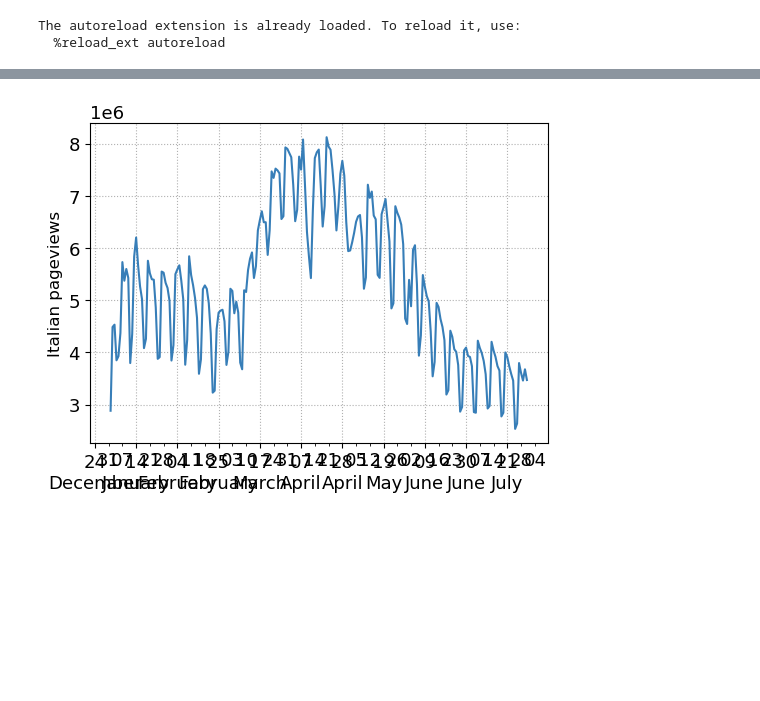
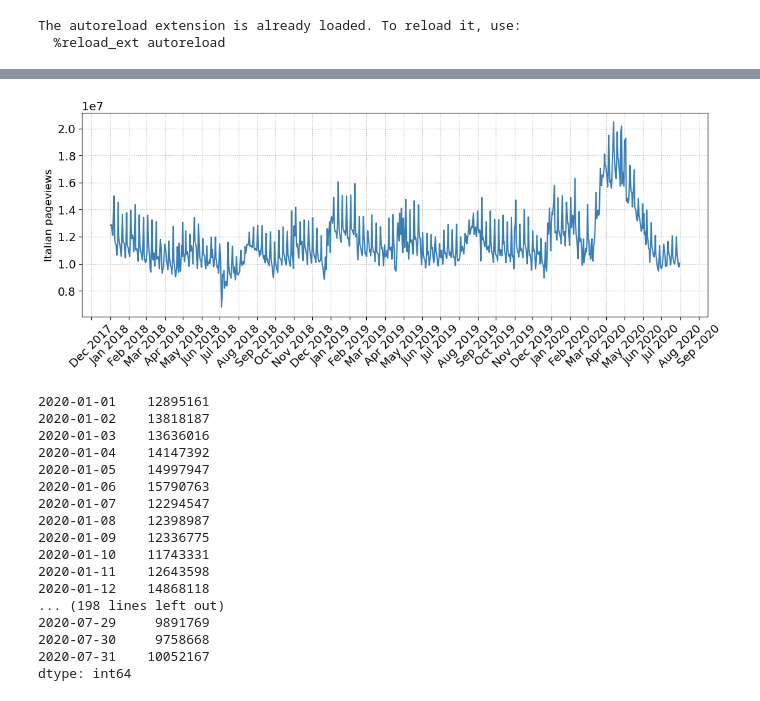
Before and after one commit to epfl-ada/ada-2023-project-rablashijupa, a Jupyter notebook: analyses/project.ipynb, the cells around one changed output, grey strips where cells are left out. Saved outputs shown, nothing was run; the diff lists cells and outputs as text; code cells hidden in the pictures; blank space fills up the shorter version.

Commit message:
Formatted plot

```diff
--- a/analyses/project.ipynb
+++ b/analyses/project.ipynb
@@ -122,23 +122,40 @@ df.head()
 | topics | {'Culture.Biography.Biography*': ... | {'Culture.Biography.Biography*': ... | {'Culture.Biography.Biography*': ... | {'Culture.Biography.Biography*': ... | {'Culture.Biography.Biography*': ... | {'Culture.Biography.Biography*': ... | {'Culture.Biography.Biography*': ... | {'Culture.Biography.Biography*': ... | {'Culture.Biography.Biography*': ... | {'Culture.Biography.Biography*': ... | {'Culture.Biography.Biography*': ... | ... |
 # %%
 import matplotlib.dates as mdates
-italy = agg['it']['sum']
-italy = italy[(italy.index.year == 2020) & (italy.index.month <= 12) & (italy.index.month >= 1)]
-fig = plt.figure(constrained_layout=False, figsize=(13,10))
+italy = agg['it.m']['sum']
+# italy = italy[(italy.index.year == 2020) & (italy.index.month <= 12) & (italy.index.month >= 1)]
+fig = plt.figure(constrained_layout=False, figsize=(28,10))
 gs = fig.add_gridspec(2, 2, hspace=0.4)
 ax = fig.add_subplot(gs[0, 0])
 
 ax.plot(italy.index , italy.values, color="#377eb8", zorder=9)
 
-months_fmt = mdates.DateFormatter('%d\n%B')
-day_fmt = mdates.DateFormatter('%d')
+ax.xaxis.set_major_locator(mdates.MonthLocator())
+ax.xaxis.set_major_formatter(mdates.DateFormatter('%b %Y'))
+plt.setp(ax.get_xticklabels(), rotation=45)
 
-ax.xaxis.set_major_formatter(months_fmt)
-ax.xaxis.set_major_locator(mdates.WeekdayLocator(interval=3))
-ax.xaxis.set_minor_locator(mdates.WeekdayLocator(interval=1))
-ax.xaxis.set_minor_formatter(day_fmt)
 ax.set_ylabel("Italian pageviews")
 
 ax.grid(ls=":")
 # %% [output]
-[figure, old version]
+[figure, new version]
+# %%
+italy
+# %% [output]
+2020-01-01    12895161
+2020-01-02    13818187
+2020-01-03    13636016
+2020-01-04    14147392
+2020-01-05    14997947
+2020-01-06    15790763
+2020-01-07    12294547
+2020-01-08    12398987
+2020-01-09    12336775
+2020-01-10    11743331
+2020-01-11    12643598
+2020-01-12    14868118
+... (198 lines left out)
+2020-07-29     9891769
+2020-07-30     9758668
+2020-07-31    10052167
+dtype: int64
```
